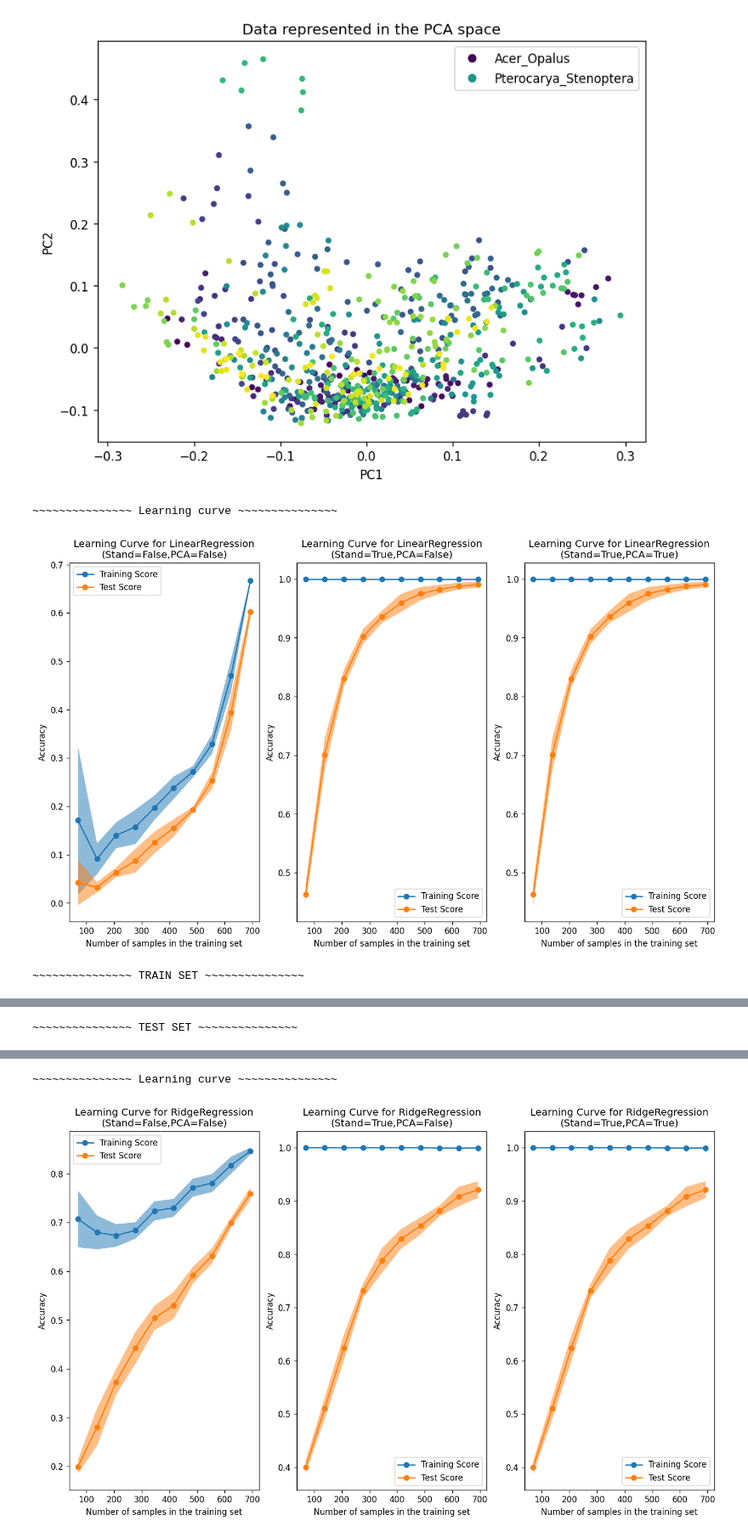
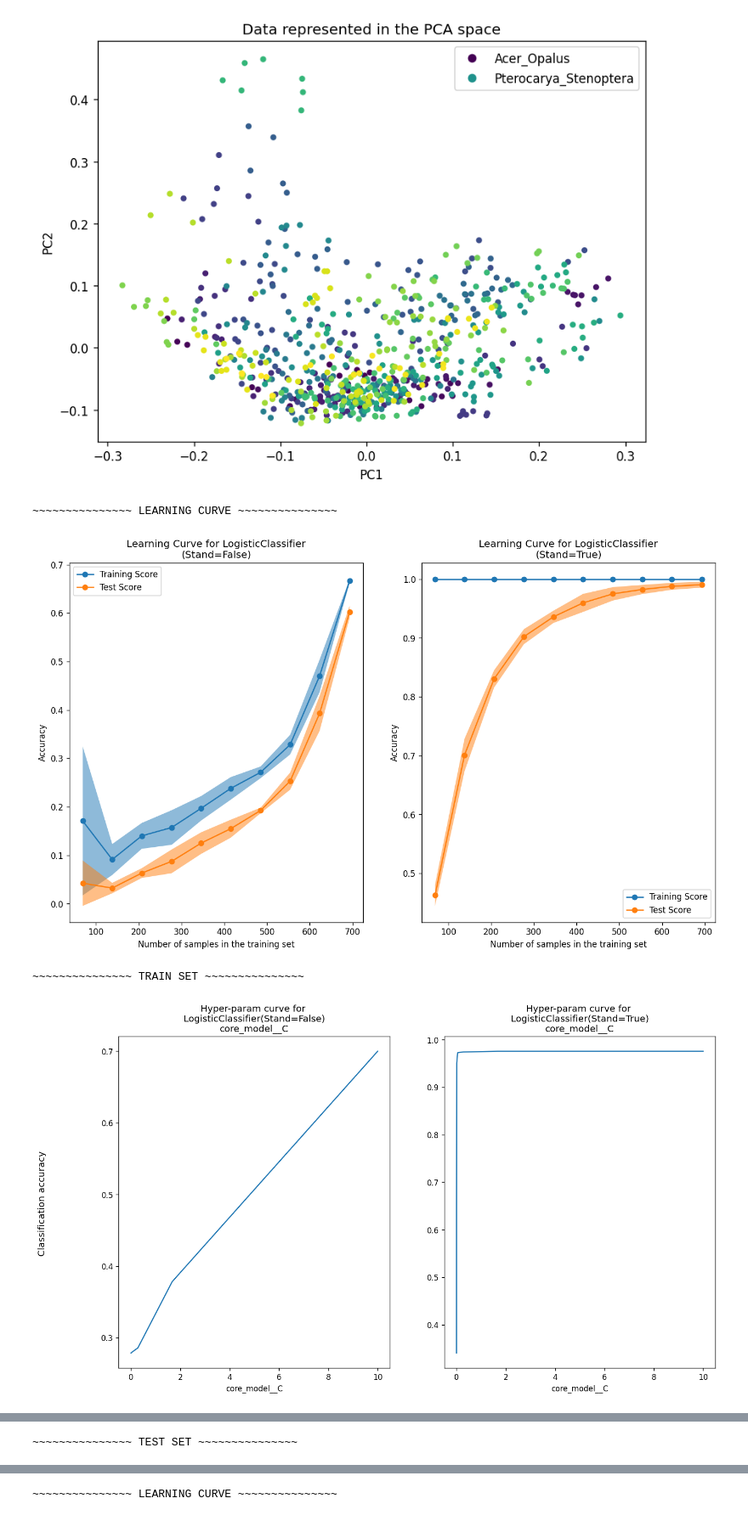
Before and after one commit to darhal/IFT603-LearningTechniques, a Jupyter notebook: Project/workspace.ipynb, the cells around one changed output, grey strips where cells are left out. Shown at 85% size. Saved outputs shown, nothing was run; the diff lists cells and outputs as text; code cells hidden in the pictures.

```diff
--- a/Project/workspace.ipynb
+++ b/Project/workspace.ipynb
@@ -79,26 +82,23 @@ plt.show()
 [figure]
 [figure]
 # %%
-# Linear Regression :
-mt = ModelTester("LinearRegression")
+# Logistic Regression :
+mt = ModelTester("LogisticClassifier")
 mt.test(dataset, train_set, test_set)
 
 # Ridge Regression :
 mt = ModelTester("RidgeRegression")
-mt.test(dataset, train_set, test_set)
-
-# Logistic Regression :
-mt = ModelTester("LogisticClassifier")
 mt.test(dataset, train_set, test_set)
 
 # Perceptron :
 mt = ModelTester("SinglePerceptron")
 mt.test(dataset, train_set, test_set)
 
 # SVM :
 mt = ModelTester("SupportVectorMachine")
 mt.test(dataset, train_set, test_set)
 # %% [output]
-~~~~~~~~~~~~~~~ Learning curve ~~~~~~~~~~~~~~~
+~~~~~~~~~~~~~~~ LEARNING CURVE ~~~~~~~~~~~~~~~
-[figure, old version]
+[figure, new version]
 ~~~~~~~~~~~~~~~ TRAIN SET ~~~~~~~~~~~~~~~
+[figure, new version]
@@ -122,2 +122 @@ mt.test(dataset, train_set, test_set)
-~~~~~~~~~~~~~~~ Learning curve ~~~~~~~~~~~~~~~
+~~~~~~~~~~~~~~~ LEARNING CURVE ~~~~~~~~~~~~~~~
-[figure, old version]
```
Also changed, not shown: parts of 4 cells of this notebook, 17 other files.
